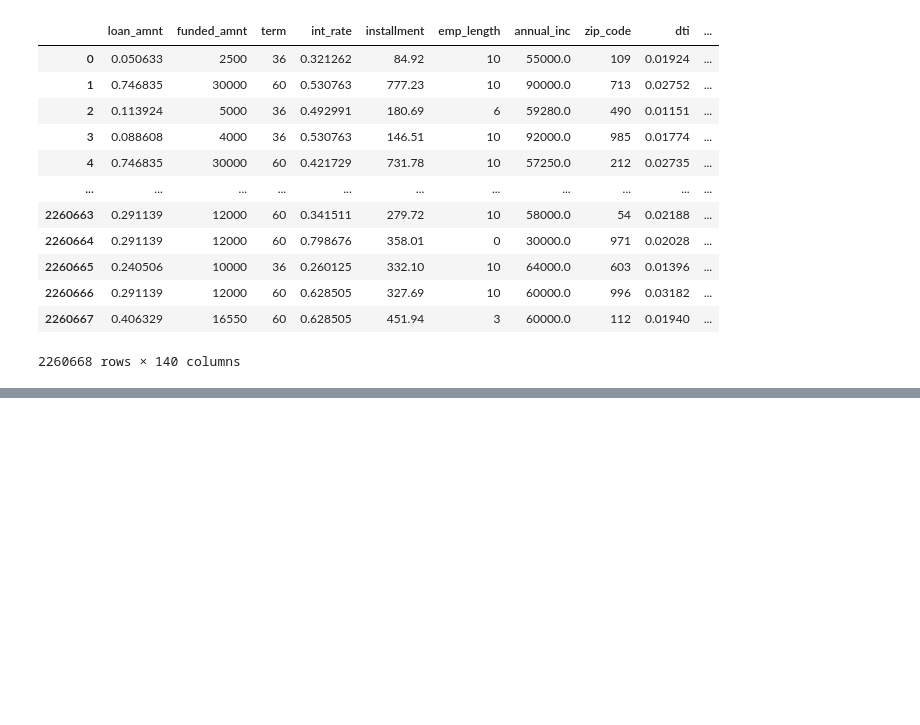
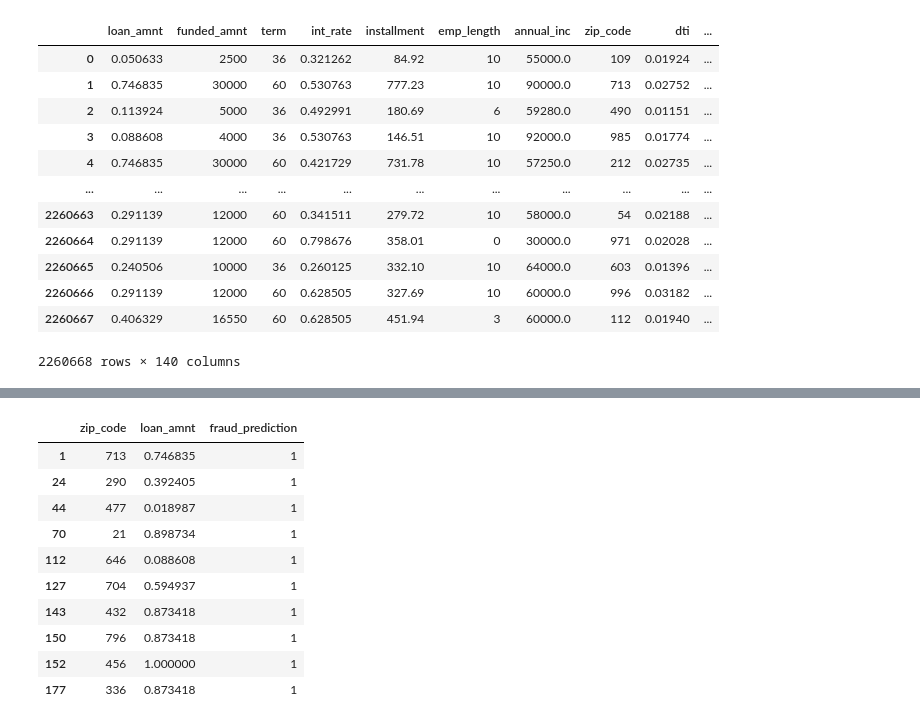
Before and after one commit to FYP-AI-Blockchain-Fraud-Detection-P2P/AI-model, a Jupyter notebook: notebooks/baseline_model.ipynb, the cells around one changed output, grey strips where cells are left out. Cells and saved outputs as stored; diff of their text form; code cells hidden in the pictures; blank space fills up the shorter version.

```diff
--- a/notebooks/baseline_model.ipynb
+++ b/notebooks/baseline_model.ipynb
@@ -88,6 +131,26 @@ final_dataset = pd.concat([data, stacking_fraud, geo_fraud])
 
 # Save dataset with synthetic fraud cases
 final_dataset.to_csv("../data/final_data_with_synthetic.csv", index=False)
+# %%
+synthetic_fraud_cases = final_dataset[final_dataset["fraud_prediction"] == 1]
+
+# Select a sample of 10 synthetic fraud cases
+sample_synthetic_fraud = synthetic_fraud_cases[["zip_code", "loan_amnt", "fraud_prediction"]].head(10)
+
+# Display table
+sample_synthetic_fraud
+# %% [output]
+|  | zip_code | loan_amnt | fraud_prediction |
+| 1 | 713 | 0.746835 | 1 |
+| 24 | 290 | 0.392405 | 1 |
+| 44 | 477 | 0.018987 | 1 |
+| 70 | 21 | 0.898734 | 1 |
+| 112 | 646 | 0.088608 | 1 |
+| 127 | 704 | 0.594937 | 1 |
+| 143 | 432 | 0.873418 | 1 |
+| 150 | 796 | 0.873418 | 1 |
+| 152 | 456 | 1.000000 | 1 |
+| 177 | 336 | 0.873418 | 1 |
 # %%
 data = pd.read_csv("../data/final_data_with_synthetic.csv")
 
```
Also changed, not shown: parts of 6 cells of this notebook, 2 other files.
